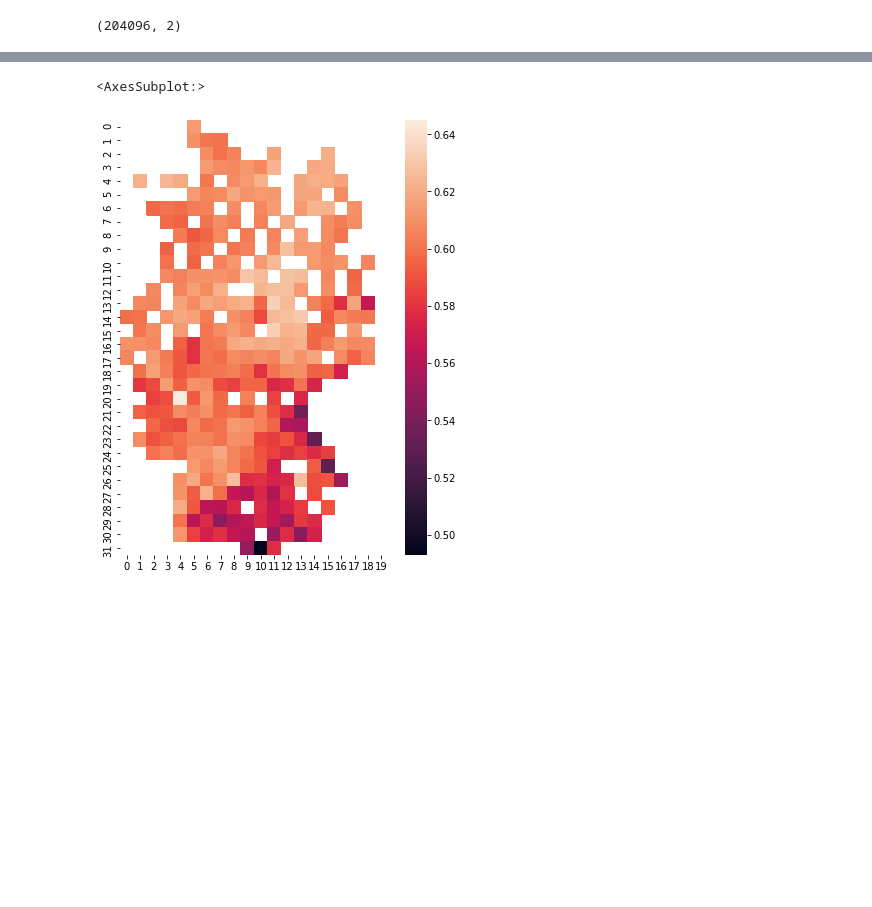
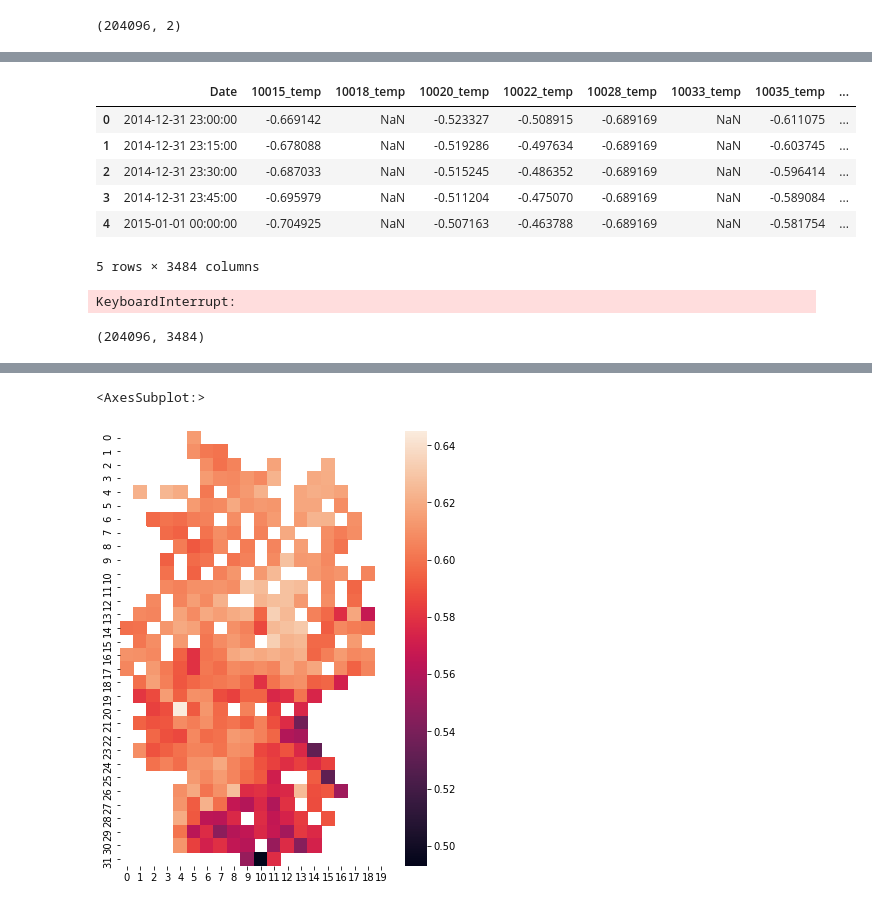
Before and after one commit to Tjarke/Residual_Load, a Jupyter notebook: Data_collection_weather/Cleaning_weather_data.ipynb, the cells around one changed output, grey strips where cells are left out. Cells and saved outputs as stored; diff of their text form; code cells hidden in the pictures; blank space fills up the shorter version.

```diff
--- a/Data_collection_weather/Cleaning_weather_data.ipynb
+++ b/Data_collection_weather/Cleaning_weather_data.ipynb
@@ -712,0 +720,17 @@ df_weather = df_weather.interpolate(method='linear', limit_direction='forward')
+# %%
+def get_standard_scaler_param(df):
+    standard_scaler_dict = dict()
+    feature_list = ['temp', 'rhum', 'prcp', 'wdir', 'wspd', 'pres', 'tsun']
+    # create a standard scaler for each feature
+
+    df_len = df.shape[0]
+
+    for feature in feature_list:
+        col_list = [col for col in df.columns if col[-4:] == feature]
+        X_for_fitting = df.loc[:, col_list].to_numpy()
+        print(f'the shape of X_for_fitting is {X_for_fitting.shape}, \
+              it should be (n_samples, n_features)')
+        scaler = StandardScaler()
+        standard_scaler_dict[f'{feature}_scaler'] = scaler.fit(X_for_fitting)
+
+    return standard_scaler_dict
@@ -712,0 +760,38 @@ df_weather = df_weather.interpolate(method='linear', limit_direction='forward')
+# %%
+# Now that the standard scaler was fitted based on the training data, we can scale all
+# the data
+
+df_weather_std = df_weather.loc[:,'Date'].copy()
+
+feature_list = ['temp', 'rhum', 'prcp', 'wdir', 'wspd', 'pres', 'tsun']
+# create a standard scaler for each feature
+
+# col_list = [col for col in df_weather.columns if col[-4:] == 'temp']
+# test = standard_scaler_dict['temp_scaler'].transform(df_weather.loc[:,col_list])
+# df_ff = pd.DataFrame(data=test, columns=col_list)
+
+for feature in feature_list:
+    col_list = [col for col in df_weather.columns if col[-4:] == feature]
+    scaled_values = standard_scaler_dict[f'{feature}_scaler'].transform(df_weather.loc[:,col_list])
+    df_scaled = pd.DataFrame(data=scaled_values, columns=col_list)
+    df_weather_std = pd.concat((df_weather_std, df_scaled), axis=1)
+# %%
+df_weather_std.head()
+# %% [output]
+|  | Date | 10015_temp | 10018_temp | 10020_temp | 10022_temp | 10028_temp | 10033_temp | 10035_temp | ... |
+| 0 | 2014-12-31 23:00:00 | -0.669142 | NaN | -0.523327 | -0.508915 | -0.689169 | NaN | -0.611075 | ... |
+| 1 | 2014-12-31 23:15:00 | -0.678088 | NaN | -0.519286 | -0.497634 | -0.689169 | NaN | -0.603745 | ... |
+| 2 | 2014-12-31 23:30:00 | -0.687033 | NaN | -0.515245 | -0.486352 | -0.689169 | NaN | -0.596414 | ... |
+| 3 | 2014-12-31 23:45:00 | -0.695979 | NaN | -0.511204 | -0.475070 | -0.689169 | NaN | -0.589084 | ... |
+| 4 | 2015-01-01 00:00:00 | -0.704925 | NaN | -0.507163 | -0.463788 | -0.689169 | NaN | -0.581754 | ... |
+5 rows × 3484 columns
+# %%
+# save the standardized weather values
+
+df_weather_std.to_csv('weather_data_standardize.csv', index=False)
+# %% [output]
+KeyboardInterrupt:
+# %%
+df_weather_std.shape
+# %% [output]
+(204096, 3484)
```
Also changed, not shown: parts of 15 cells of this notebook.
